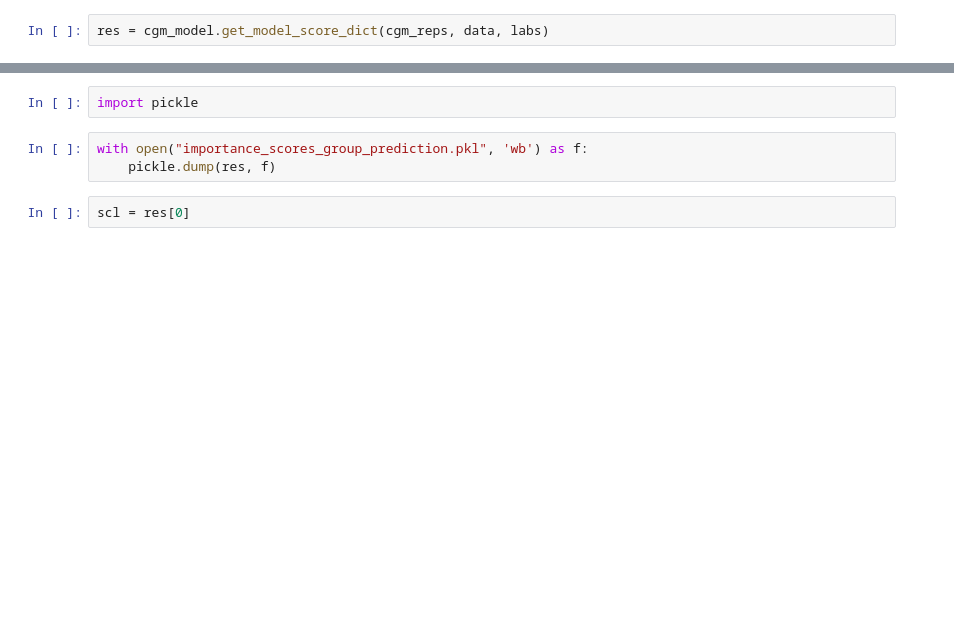
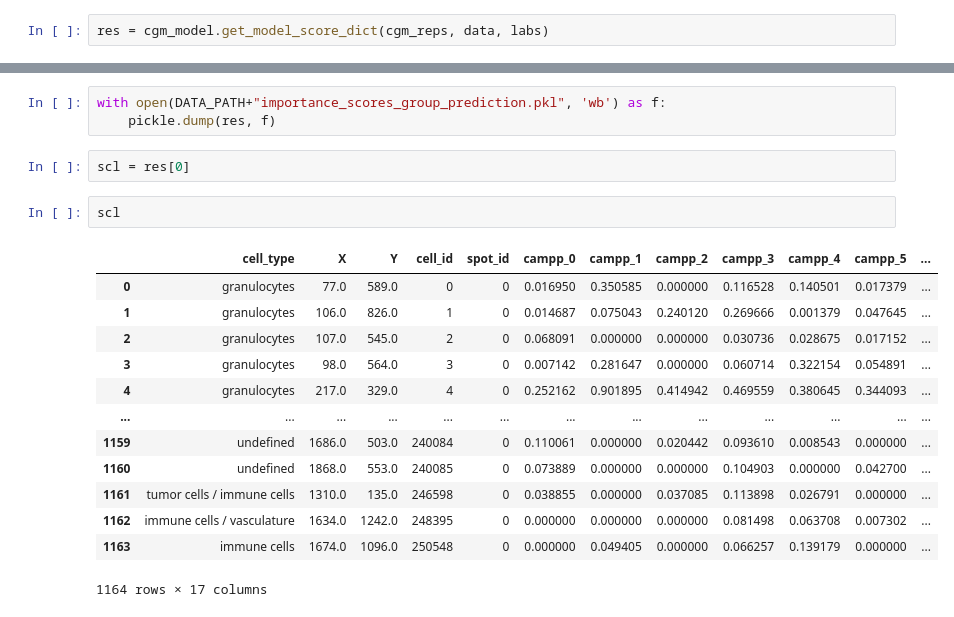
Before and after one commit to jeliason/bioinf593_final_project, a Jupyter notebook: model_analysis_2.ipynb, the cells around one changed output, grey strips where cells are left out. Saved outputs shown, nothing was run; the diff lists cells and outputs as text; blank space fills up the shorter version.

```diff
--- a/model_analysis_2.ipynb
+++ b/model_analysis_2.ipynb
@@ -44,10 +53,24 @@ len(res)
-# %%
-import pickle
 # %%
-with open("importance_scores_group_prediction.pkl", 'wb') as f:
+with open(DATA_PATH+"importance_scores_group_prediction.pkl", 'wb') as f:
     pickle.dump(res, f)
 # %%
 scl = res[0]
+# %%
+scl
+# %% [output]
+|  | cell_type | X | Y | cell_id | spot_id | campp_0 | campp_1 | campp_2 | campp_3 | campp_4 | campp_5 | ... |
+| 0 | granulocytes | 77.0 | 589.0 | 0 | 0 | 0.016950 | 0.350585 | 0.000000 | 0.116528 | 0.140501 | 0.017379 | ... |
+| 1 | granulocytes | 106.0 | 826.0 | 1 | 0 | 0.014687 | 0.075043 | 0.240120 | 0.269666 | 0.001379 | 0.047645 | ... |
+| 2 | granulocytes | 107.0 | 545.0 | 2 | 0 | 0.068091 | 0.000000 | 0.000000 | 0.030736 | 0.028675 | 0.017152 | ... |
+| 3 | granulocytes | 98.0 | 564.0 | 3 | 0 | 0.007142 | 0.281647 | 0.000000 | 0.060714 | 0.322154 | 0.054891 | ... |
+| 4 | granulocytes | 217.0 | 329.0 | 4 | 0 | 0.252162 | 0.901895 | 0.414942 | 0.469559 | 0.380645 | 0.344093 | ... |
+| ... | ... | ... | ... | ... | ... | ... | ... | ... | ... | ... | ... | ... |
+| 1159 | undefined | 1686.0 | 503.0 | 240084 | 0 | 0.110061 | 0.000000 | 0.020442 | 0.093610 | 0.008543 | 0.000000 | ... |
+| 1160 | undefined | 1868.0 | 553.0 | 240085 | 0 | 0.073889 | 0.000000 | 0.000000 | 0.104903 | 0.000000 | 0.042700 | ... |
+| 1161 | tumor cells / immune cells | 1310.0 | 135.0 | 246598 | 0 | 0.038855 | 0.000000 | 0.037085 | 0.113898 | 0.026791 | 0.000000 | ... |
+| 1162 | immune cells / vasculature | 1634.0 | 1242.0 | 248395 | 0 | 0.000000 | 0.000000 | 0.000000 | 0.081498 | 0.063708 | 0.007302 | ... |
+| 1163 | immune cells | 1674.0 | 1096.0 | 250548 | 0 | 0.000000 | 0.049405 | 0.000000 | 0.066257 | 0.139179 | 0.000000 | ... |
+1164 rows × 17 columns
 # %%
 import matplotlib.pyplot as plt
 for ct in scl.cell_type.unique():
```
Also changed, not shown: parts of 4 cells of this notebook, 4 other files.
